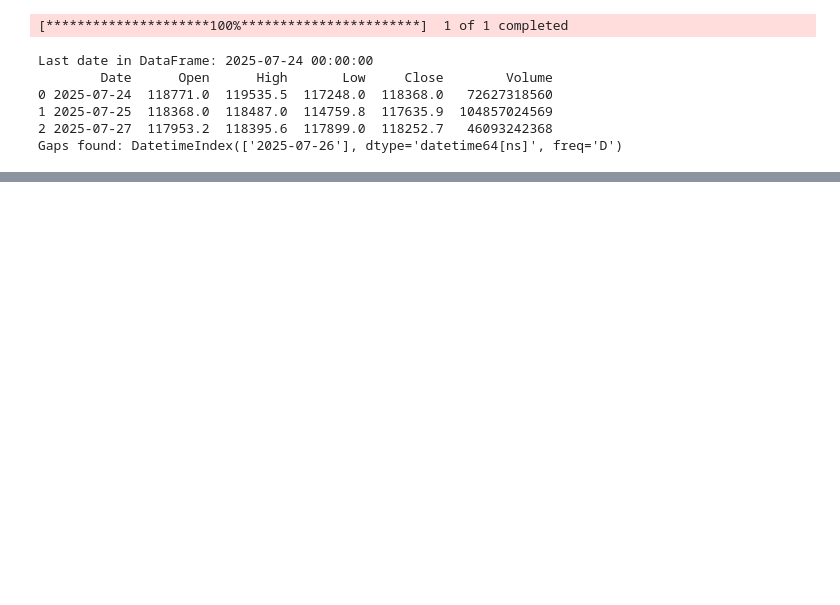
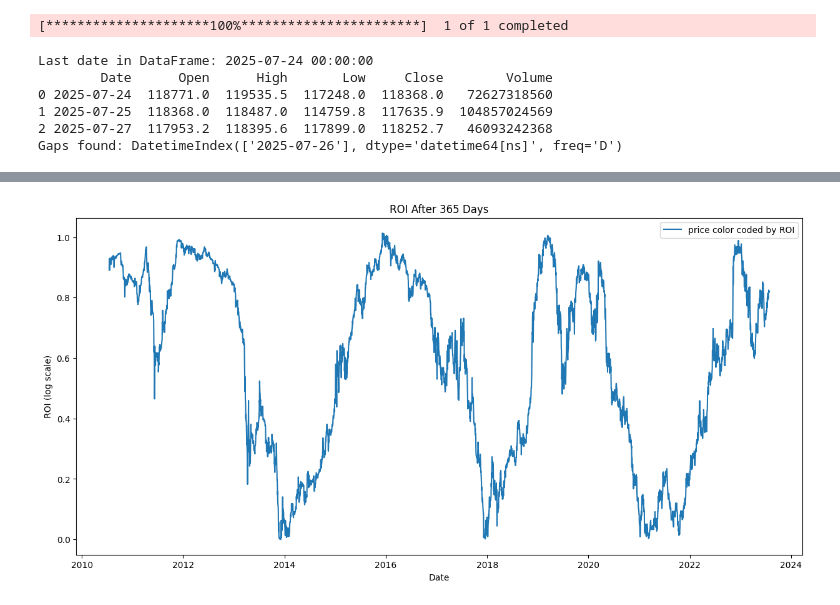
Before and after one commit to drosophilavirilis/btc-fun, a Jupyter notebook: notebooks/prototype.ipynb, the cells around one changed output, grey strips where cells are left out. Saved outputs shown, nothing was run; the diff lists cells and outputs as text; code cells hidden in the pictures; blank space fills up the shorter version.

```diff
--- a/notebooks/prototype.ipynb
+++ b/notebooks/prototype.ipynb
@@ -125 +154,13 @@ temp['qt_roi'] = qt.fit_transform(temp[[f'ROI_{per}']])
+# %%
+temp["adjusted_log_roi"] = temp['qt_roi'] / fit
+
+fig, ax = plt.subplots(figsize=(15, 7))
+ax.plot(temp.index, temp['adjusted_log_roi'], label='price color coded by ROI')
+ax.set_xlabel('Date')
+ax.set_ylabel('ROI (log scale)')
+ax.set_title('ROI After 365 Days')
+ax.legend()
+plt.show()
+# %% [output]
+[figure, added]
 # %%
```
Also changed, not shown: parts of 3 cells of this notebook.
